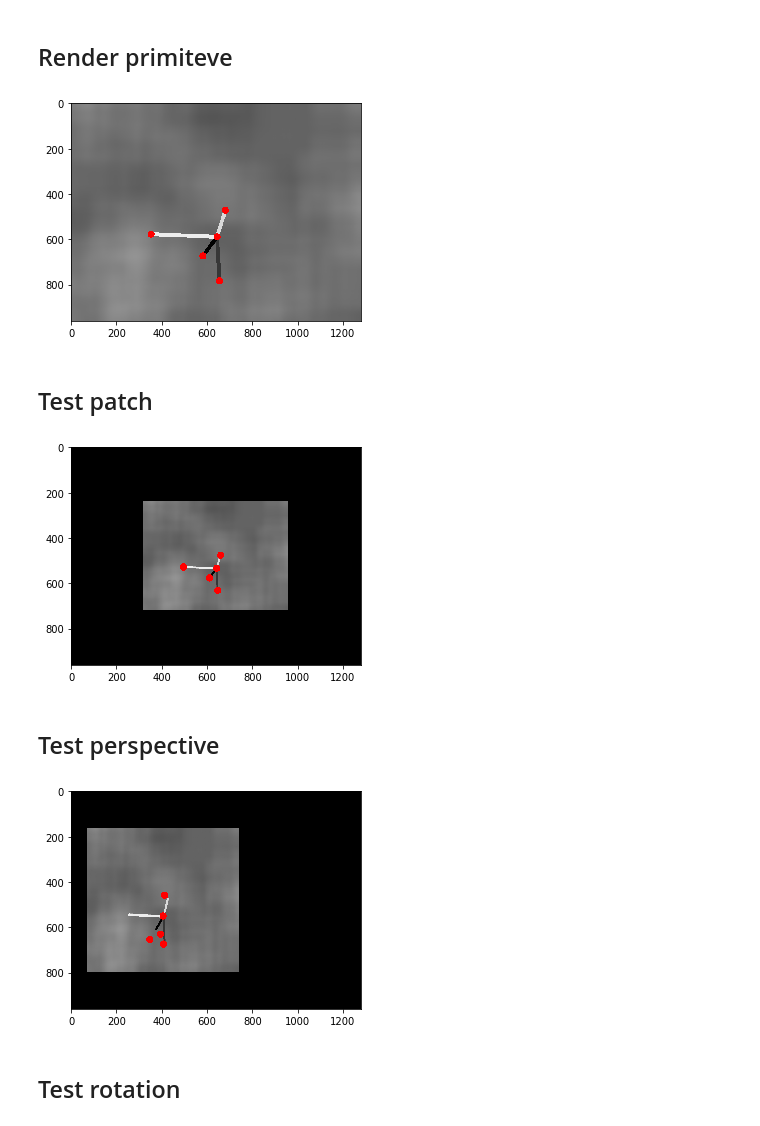
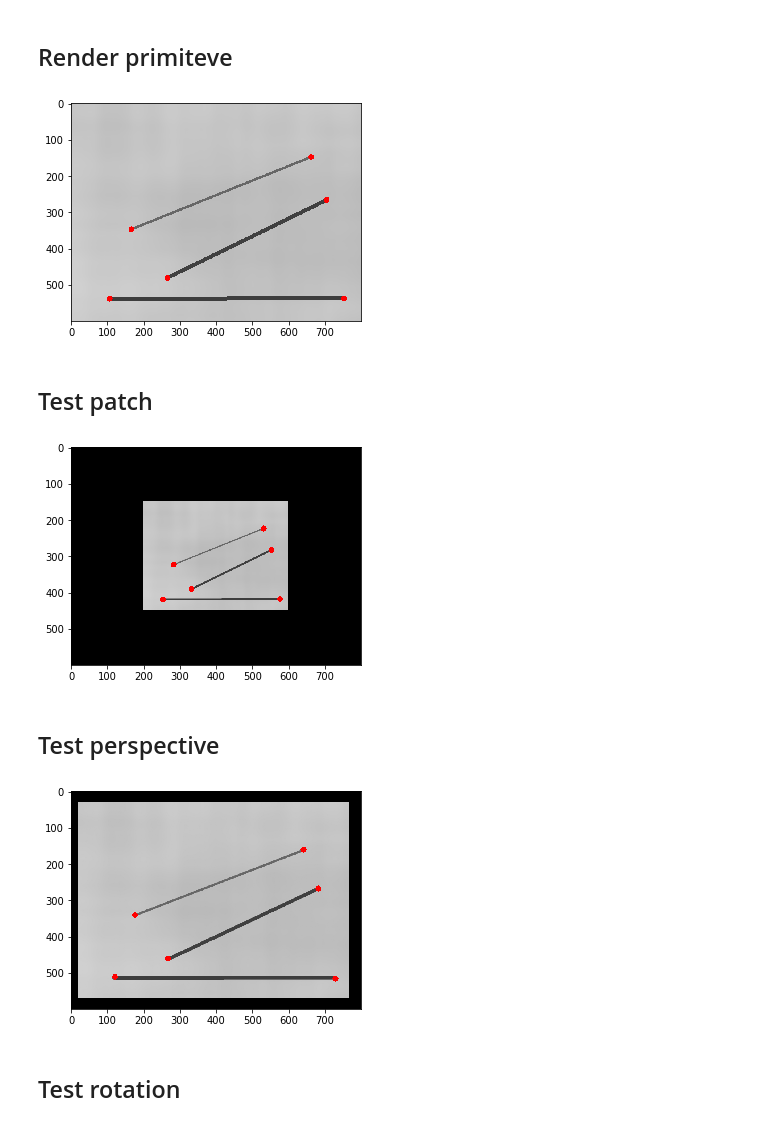
Before and after one commit to alextanch/spoint, a Jupyter notebook: notebooks/test_homography.ipynb, the cells around one changed output. Cells and saved outputs as stored; diff of their text form; code cells hidden in the pictures.

```diff
--- a/notebooks/test_homography.ipynb
+++ b/notebooks/test_homography.ipynb
@@ -17,7 +17,7 @@ def draw_points(image, points):
     image = cv2.cvtColor(image, cv2.COLOR_GRAY2BGR)
 
     for p in points:
-        image = cv2.circle(image, (p[0], p[1]), 16, (255,0,0), -1)
+        image = cv2.circle(image, (p[0], p[1]), 8, (255,0,0), -1)
 
     plt.imshow(image)
     plt.show()
@@ -27,10 +27,16 @@ The autoreload extension is already loaded. To reload it, use:
 # %% [markdown]
 ## Render primiteve
 # %%
-image, points = Primitives(['lines', 'polygon', 'ellipses', 'star', 'stripes', 'cube', 'checkerboard'])()
+config = Config({
+    'background': {'size': [600, 800]},
+    'primitives': ['lines', 'polygon', 'ellipses', 'star', 'stripes', 'cube', 'checkerboard']
+})
+
+image, points = Primitives(config)()
+
 draw_points(image, points)
 # %% [output]
-[figure, old version]
+[figure, new version]
 # %% [markdown]
 ## Test patch
 # %%
@@ -41,19 +47,19 @@ config = Config({
 warp_image, warp_points, H = Homography(config)(image, points)
 draw_points(warp_image, warp_points)
 # %% [output]
-[figure, old version]
+[figure, new version]
 # %% [markdown]
 ## Test perspective
 # %%
 config = Config({
     'patch': {'ratio': 0.9},
-    'perspective': {'prob': 1.0, 'dx': 0.5, 'dy': 0.2, 'artifacts': True},
+    'perspective': {'prob': 1.0, 'dx': 0.2, 'dy': 0.2, 'artifacts': True},
 })
 
 warp_image, warp_points, H = Homography(config)(image, points)
 draw_points(warp_image, warp_points)
 # %% [output]
-[figure, old version]
+[figure, new version]
 # %% [markdown]
 ## Test rotation
 # %%
```
Also changed, not shown: parts of 4 cells of this notebook, 4 other files.
